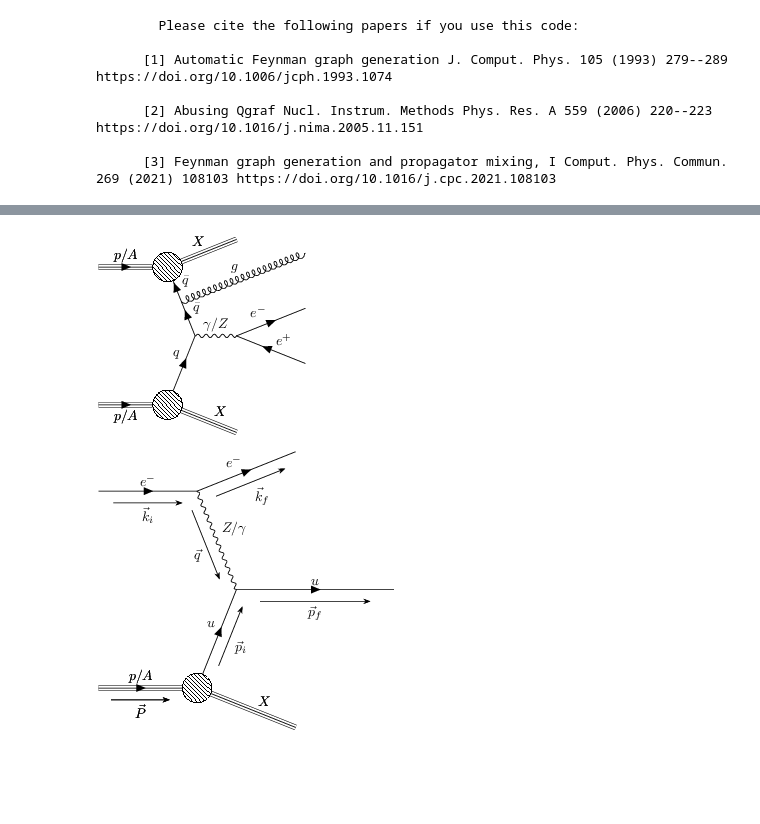
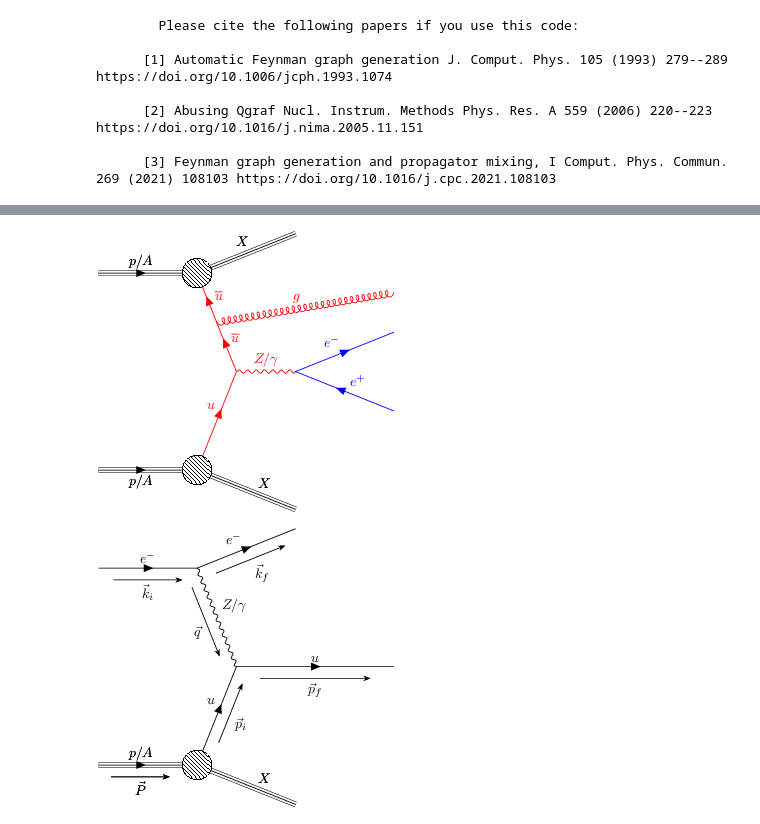
Before and after one commit to APN-Pucky/pyfeyn2, a Jupyter notebook: debug/dis_hvq_Zj.ipynb, the cells around one changed output, grey strips where cells are left out. Saved outputs shown, nothing was run; the diff lists cells and outputs as text; code cells hidden in the pictures; blank space fills up the shorter version.

```diff
--- a/debug/dis_hvq_Zj.ipynb
+++ b/debug/dis_hvq_Zj.ipynb
@@ -63,28 +80,28 @@ fd.render(auto_position=False,render="tikz",file="hvq")
 # %%
 fd = FeynmanDiagram().add(
     v1 := Vertex().with_xy(7,0),
     vh := Vertex().with_xy(6,2.5),
     v2 := Vertex().with_xy(10,0),
     v3 := Vertex().with_xy(5,+5).with_shape('blob'),
     v4 := Vertex().with_xy(5,-5).with_shape('blob'),
-    Propagator(pdgid=22,label="$\\gamma/Z$").connect(v1,v2).with_color('black'),
-    Propagator(pdgid=-2,label="$\\bar{q}$").connect(vh,v1).with_color('black'),
-    Propagator(pdgid=-2,label="$\\bar{q}$").connect(v3,vh).with_color('black'),
-    Propagator(pdgid=2,label="$q$").connect(v4,v1).with_color('black'),
+    Propagator(pdgid=22,label="$Z/\\gamma$").connect(v1,v2).with_color('red'),
+    Propagator(pdgid=-2).connect(vh,v1).with_color('red'),
+    Propagator(pdgid=-2).connect(v3,vh).with_color('red'),
+    Propagator(pdgid=2).connect(v4,v1).with_color('red'),
     Leg(pdgid=2212,label="$p/A$",target=v3,sense='incoming').with_xy(0,5),
     Leg(pdgid=2212,label="$p/A$",target=v4).with_incoming().with_xy(0,-5).with_style("label-side: right"),
 
 
-    Leg(pdgid=21,target=vh,sense='outgoing').with_xy(15,6).with_color('black'),
+    Leg(pdgid=21,target=vh,sense='outgoing').with_xy(15,4).with_color('red'),
     Leg(pdgid=2,type="remnant",label="$X$",sense='outgoing').with_target(v3).with_xy(10,+7),
     Leg(pdgid=-2,type="remnant",label="$X$").with_target(v4).with_outgoing().with_xy(10,-7),
-    Leg(pdgid=11,sense='outgoing').with_target(v2).with_xy(15,2).with_color('black'),
-    Leg(pdgid=-11).with_target(v2).with_outgoing().with_xy(15,-2).with_color('black'),
+    Leg(pdgid=11,sense='outgoing').with_target(v2).with_xy(15,2).with_color('blue'),
+    Leg(pdgid=-11).with_target(v2).with_outgoing().with_xy(15,-2).with_color('blue'),
 )
-scale_positions(fd,0.35)
+scale_positions(fd,0.5)
 fd.render(auto_position=False,render="tikz",file="Zj")
 # %% [output]
-[figure, old version]
+[figure, new version]
 # %%
 fd = FeynmanDiagram().add(
     v1 := Vertex().with_xy(7,0),
```
Also changed, not shown: parts of 1 cell of this notebook, 1 other file.
